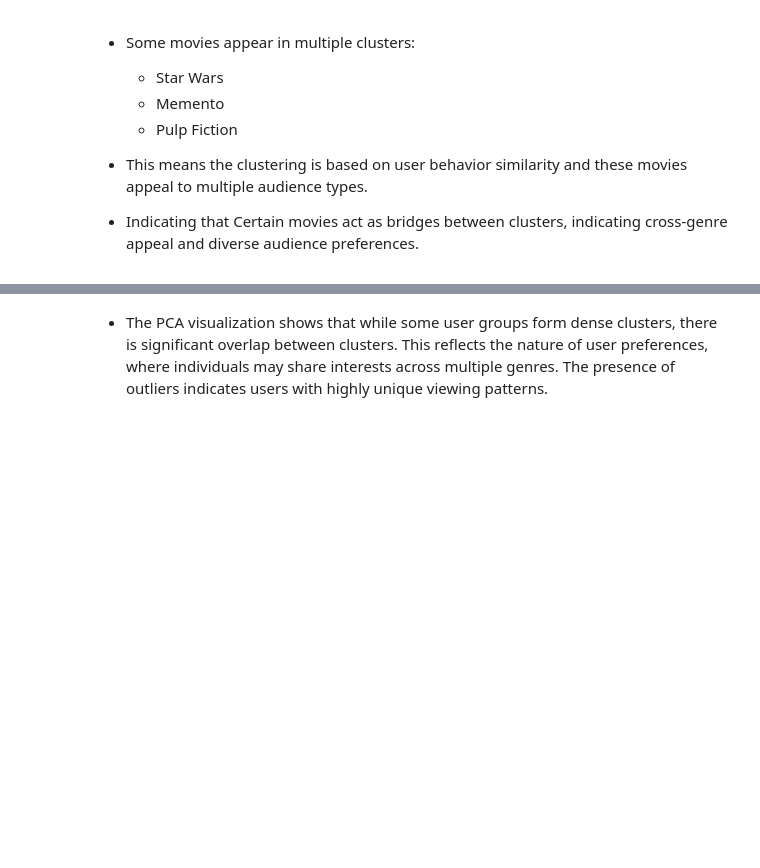
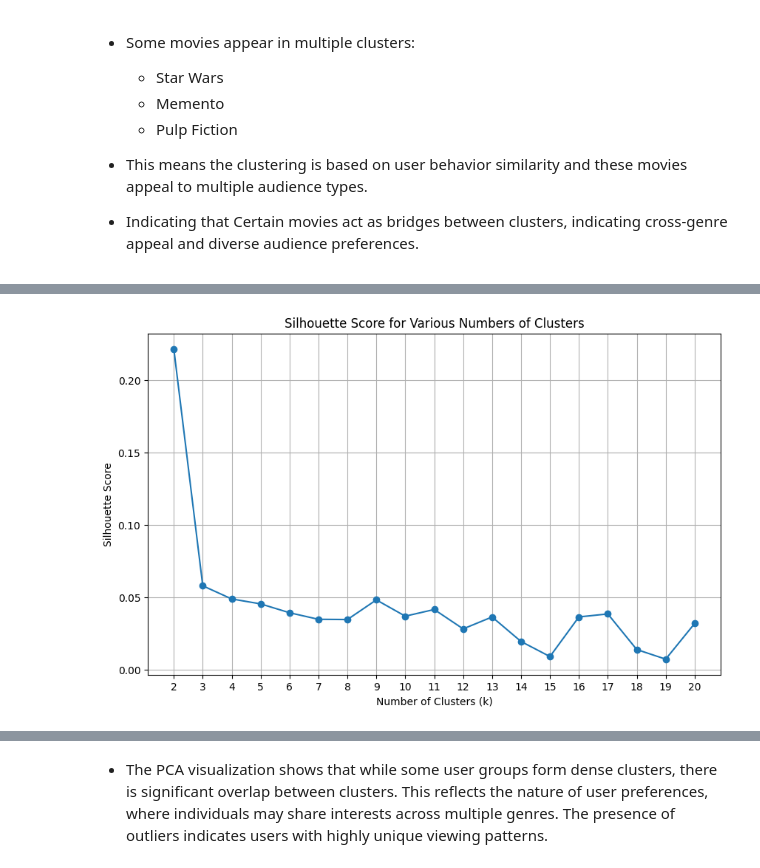
Before and after one commit to Wanyiri9dave/SimilarityEngine, a Jupyter notebook: index.ipynb, the cells around one changed output, grey strips where cells are left out. Saved outputs shown, nothing was run; the diff lists cells and outputs as text; code cells hidden in the pictures; blank space fills up the shorter version.

```diff
--- a/index.ipynb
+++ b/index.ipynb
@@ -736,0 +806,35 @@ for cluster, movies in top_movies.items():
+# %%
+from sklearn.cluster import KMeans
+from sklearn.metrics import silhouette_score
+import matplotlib.pyplot as plt
+
+# Define a range of n_clusters to test
+range_n_clusters = range(2, 21) # Test from 2 to 20 clusters
+
+silhouette_scores = []
+
+# Prepare the data for KMeans by dropping the 'cluster' column and converting column names to string
+# This ensures a consistent type for feature names, as required by sklearn
+kmeans_input_data = user_movie_matrix.drop(columns=['cluster'], errors='ignore')
+kmeans_input_data.columns = kmeans_input_data.columns.astype(str)
+
+for n_clusters in range_n_clusters:
+    # Initialize KMeans with the current n_clusters
+    kmeans = KMeans(n_clusters=n_clusters, random_state=42, n_init=10) # n_init to suppress warning
+    cluster_labels = kmeans.fit_predict(kmeans_input_data) # Use the prepared data
+
+    # Calculate the silhouette score
+    score = silhouette_score(kmeans_input_data, cluster_labels) # Use the prepared data
+    silhouette_scores.append(score)
+
+# Plot the results
+plt.figure(figsize=(10, 6))
+plt.plot(range_n_clusters, silhouette_scores, marker='o')
+plt.title('Silhouette Score for Various Numbers of Clusters')
+plt.xlabel('Number of Clusters (k)')
+plt.ylabel('Silhouette Score')
+plt.xticks(range_n_clusters)
+plt.grid(True)
+plt.show()
+# %% [output]
+[figure, added]
```
Also changed, not shown: parts of 36 cells of this notebook.
